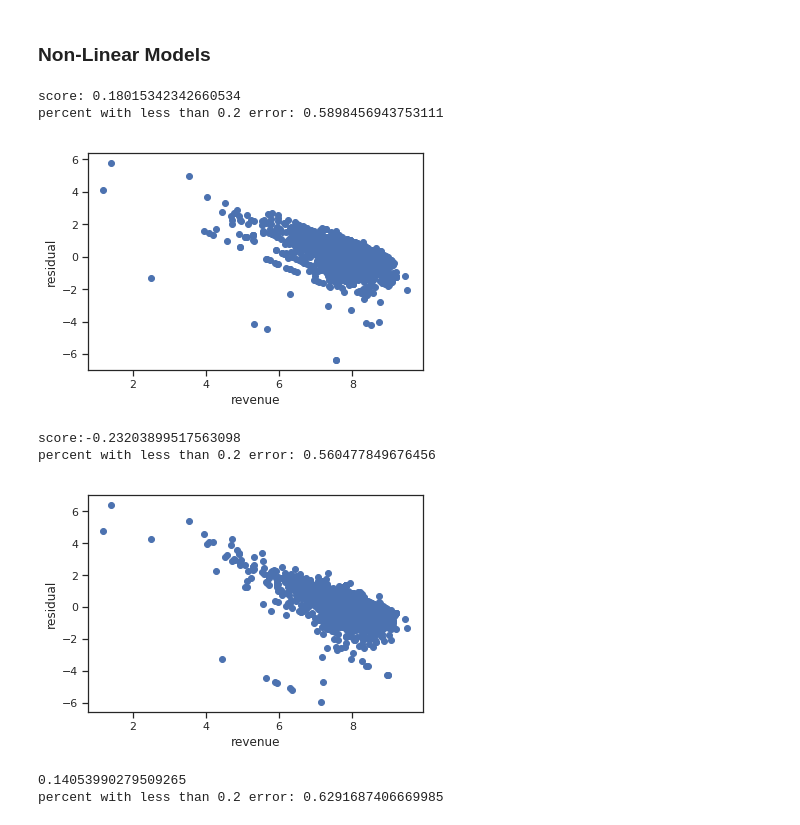
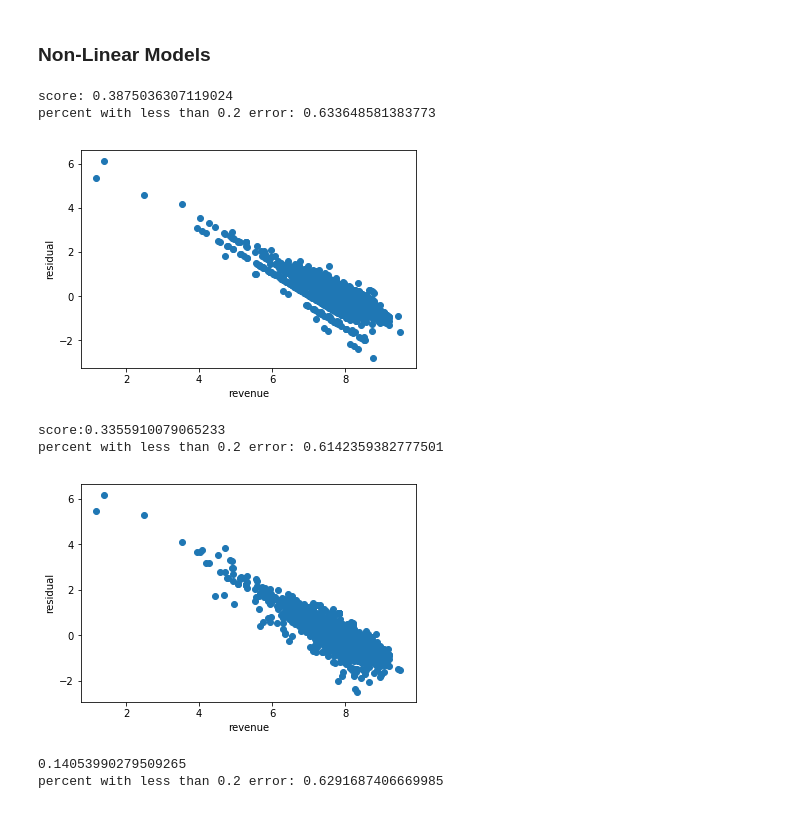
Before and after one commit to stephengou/Predictive-Model-Of-Movie-Revenues, a Jupyter notebook: Predictive Modelling of Revenues of Modern American Movies.ipynb, the cells around one changed output. Drawn from its saved outputs; the diff is of its cells as text; code cells hidden in the pictures.

```diff
--- a/Predictive Modelling of Revenues of Modern American Movies.ipynb
+++ b/Predictive Modelling of Revenues of Modern American Movies.ipynb
@@ -492,24 +512,24 @@ def evaluate_model(model,X,Y):
     plt.ylabel('residual')
     plt.show()
 # %%
-tree_model = DecisionTreeRegressor()
+tree_model = DecisionTreeRegressor(max_depth=5)
 tree_model.fit(x_train,y_train)
 print('score: ' + str(tree_model.score(x_test,y_test)))
 evaluate_model(tree_model, x_df,y_df)
 tree.export_graphviz(tree_model, out_file='tree.dot',feature_names = x_train.columns)
 # %% [output]
-score: 0.18015342342660534
-percent with less than 0.2 error: 0.5898456943753111
+score: 0.3875036307119024
+percent with less than 0.2 error: 0.633648581383773
-[figure, old version]
+[figure, new version]
 # %%
-knn_model = KNeighborsRegressor(n_neighbors = 1)
+knn_model = KNeighborsRegressor(n_neighbors = 5)
 knn_model.fit(x_train,y_train)
 print('score:' + str(knn_model.score(x_test,y_test)))
 evaluate_model(knn_model, x_df,y_df)
 # %% [output]
-score:-0.23203899517563098
-percent with less than 0.2 error: 0.560477849676456
+score:0.3355910079065233
+percent with less than 0.2 error: 0.6142359382777501
-[figure, old version]
+[figure, new version]
 # %%
 #for a in [10,20,30,40,50,60,70,80]:
 for i in range(10):
```
Also changed, not shown: parts of 6 cells of this notebook, 7 other files.
